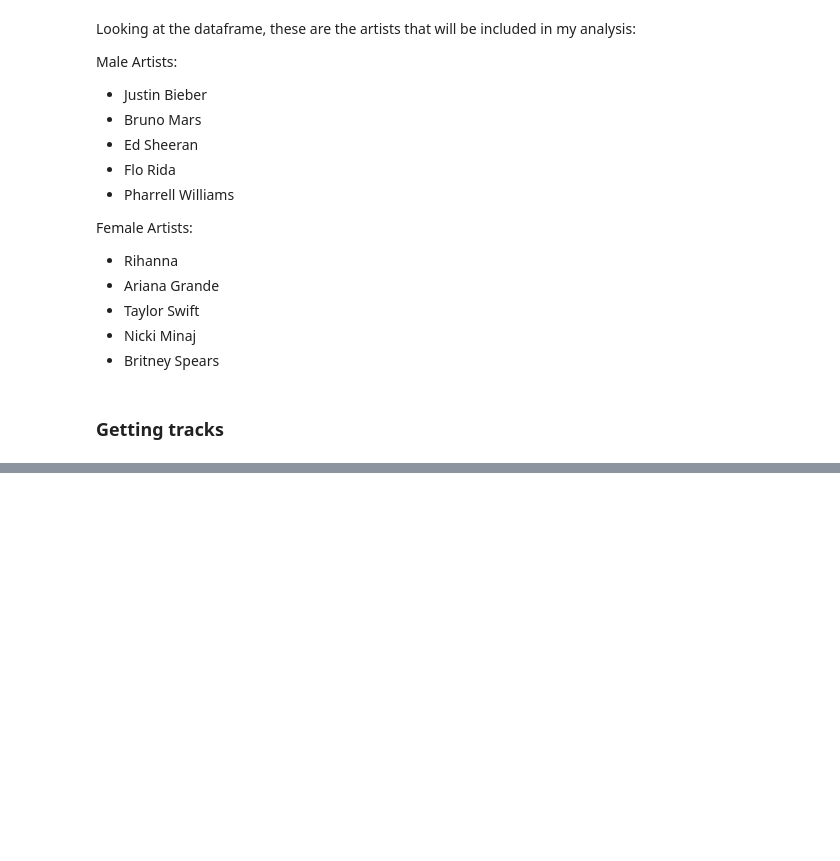
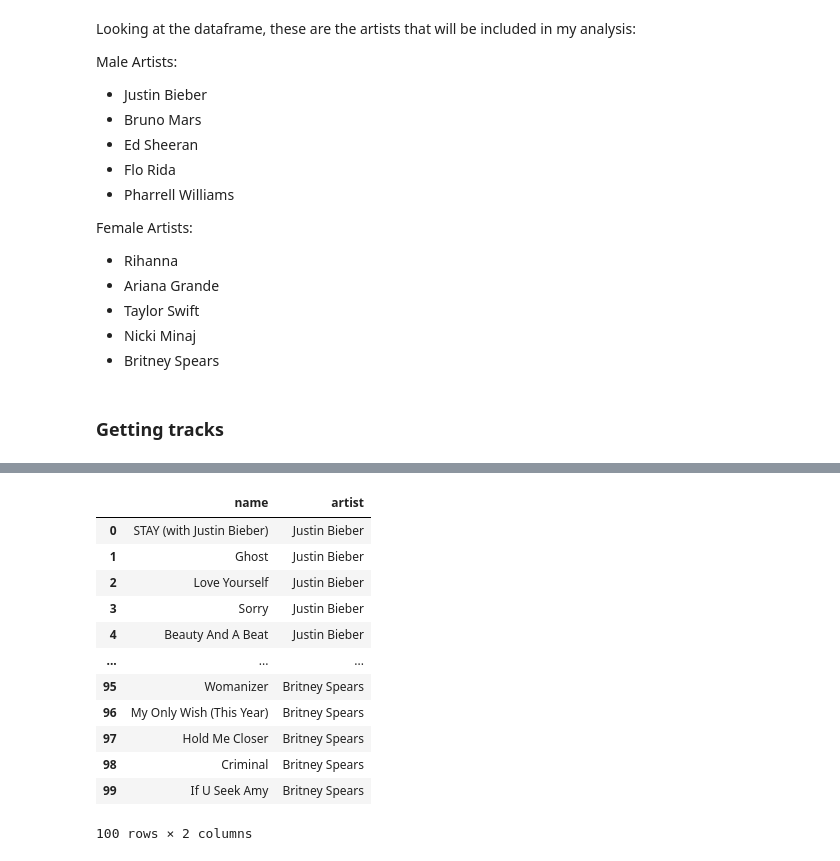
Before and after one commit to deyavuz/ds105a-spotify-research, a Jupyter notebook: code/NB02-Data-Processing.ipynb, the cells around one changed output, grey strips where cells are left out. Drawn from its saved outputs; the diff is of its cells as text; code cells hidden in the pictures; blank space fills up the shorter version.

Commit message:
Add artist top tracks

```diff
--- a/code/NB02-Data-Processing.ipynb
+++ b/code/NB02-Data-Processing.ipynb
@@ -450,3 +450,28 @@ ariana = get_top_tracks("66CXWjxzNUsdJxJ2JdwvnR", access_token)
 taylor = get_top_tracks("06HL4z0CvFAxyc27GXpf02", access_token)
 nicki = get_top_tracks("0hCNtLu0JehylgoiP8L4Gh", access_token)
 britney = get_top_tracks("26dSoYclwsYLMAKD3tpOr4", access_token)
+# %%
+justin_df = pd.DataFrame(justin['tracks'])
+bruno_df = pd.DataFrame(bruno['tracks'])
+ed_df = pd.DataFrame(ed['tracks'])
+flo_df = pd.DataFrame(flo['tracks'])
+pharrell_df = pd.DataFrame(pharrell['tracks'])
+rihanna_df = pd.DataFrame(rihanna['tracks'])
+ariana_df = pd.DataFrame(ariana['tracks'])
+taylor_df = pd.DataFrame(taylor['tracks'])
+nicki_df = pd.DataFrame(nicki['tracks'])
+britney_df = pd.DataFrame(britney['tracks'])
+# %%
+justin_df['artist'] = 'Justin Bieber'
+bruno_df['artist'] = 'Bruno Mars'
+ed_df['artist'] = 'Ed Sheeran'
+flo_df['artist'] = 'Flo Rida'
+pharrell_df['artist'] = 'Pharrell Williams'
+rihanna_df['artist'] = 'Rihanna'
+ariana_df['artist'] = 'Ariana Grande'
+taylor_df['artist'] = 'Taylor Swift'
+nicki_df['artist'] = 'Nicki Minaj'
+britney_df['artist'] = 'Britney Spears'
+# %%
+combined_tracks = pd.concat([justin_df, bruno_df, ed_df, flo_df, pharrell_df, rihanna_df, ariana_df, taylor_df, nicki_df, britney_df], ignore_index=True)
+print(combined_tracks)
@@ -452,0 +496,2 @@ britney = get_top_tracks("26dSoYclwsYLMAKD3tpOr4", access_token)
+# %%
+combined_tracks = combined_tracks[['name', 'artist']]
@@ -452,0 +500,17 @@ britney = get_top_tracks("26dSoYclwsYLMAKD3tpOr4", access_token)
+# %%
+combined = pd.DataFrame(combined_tracks)
+combined
+# %% [output]
+|  | name | artist |
+| 0 | STAY (with Justin Bieber) | Justin Bieber |
+| 1 | Ghost | Justin Bieber |
+| 2 | Love Yourself | Justin Bieber |
+| 3 | Sorry | Justin Bieber |
+| 4 | Beauty And A Beat | Justin Bieber |
+| ... | ... | ... |
+| 95 | Womanizer | Britney Spears |
+| 96 | My Only Wish (This Year) | Britney Spears |
+| 97 | Hold Me Closer | Britney Spears |
+| 98 | Criminal | Britney Spears |
+| 99 | If U Seek Amy | Britney Spears |
+100 rows × 2 columns
```
Also changed, not shown: parts of 2 cells of this notebook.
